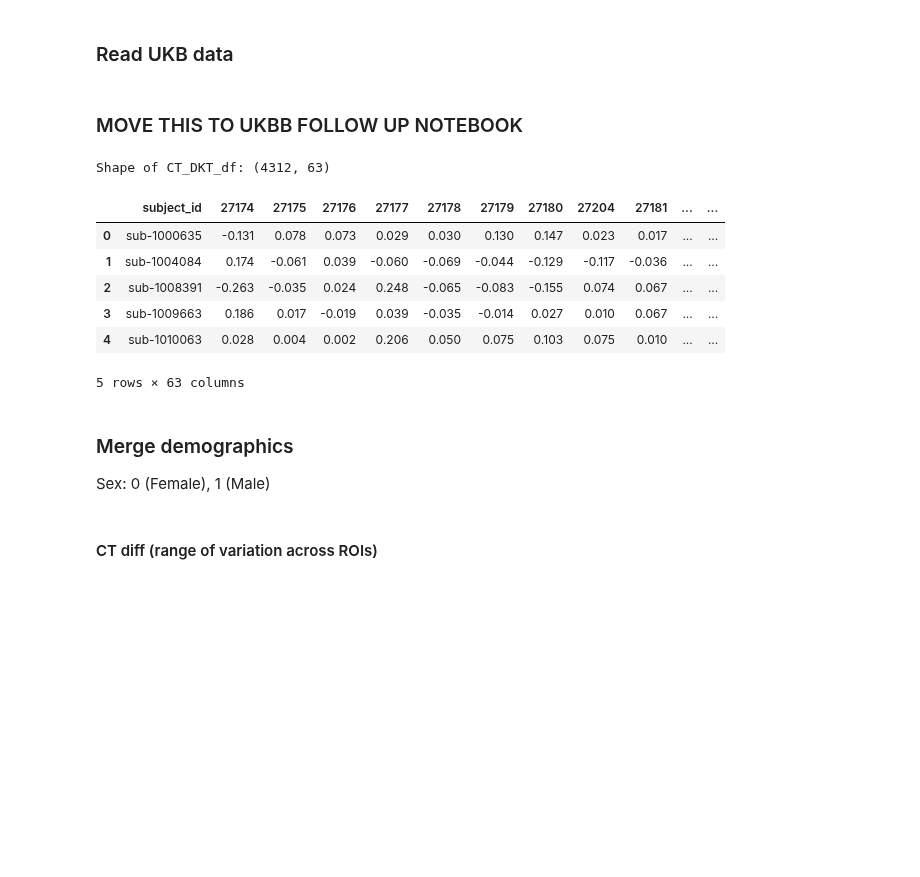
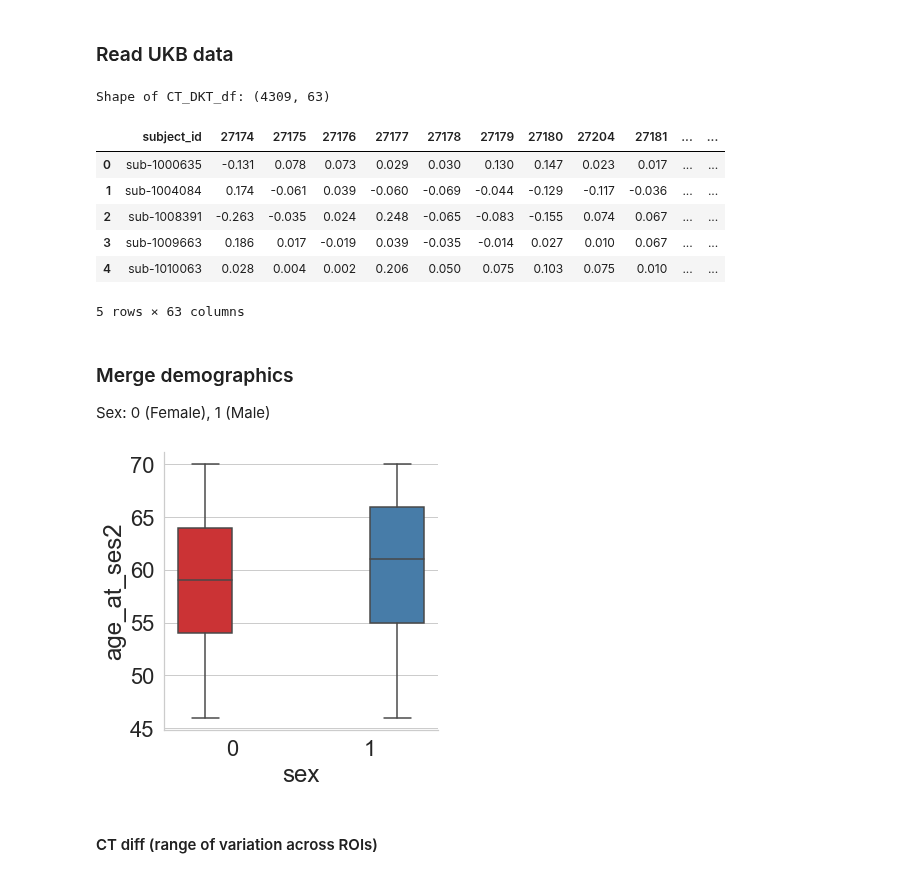
Before and after one commit to nikhil153/brain-diff, a Jupyter notebook: notebooks/9_freesurfer_stats.ipynb, the cells around one changed output. Drawn from its saved outputs; the diff is of its cells as text; code cells hidden in the pictures; blank space fills up the shorter version.

```diff
--- a/notebooks/9_freesurfer_stats.ipynb
+++ b/notebooks/9_freesurfer_stats.ipynb
@@ -43,7 +59,5 @@ DKT_fields_sorted = list(DKT_fields_df.sort_values(["hemi","roi"])["Field ID"].a
-# %% [markdown]
-### MOVE THIS TO UKBB FOLLOW UP NOTEBOOK
 # %%
-CT_DKT_df = pd.read_csv(f"{ukbb_freesurfer_agg_dir}/ukbb_DKT_exp_data.csv")
+CT_DKT_df = pd.read_csv(ukbb_DKT_csv)
 CT_DKT_df = CT_DKT_df.set_index("subject_id")
 CT_DKT_ses_2_df = CT_DKT_df[CT_DKT_df["session"]=="ses-2"][DKT_fields_sorted]
 CT_DKT_ses_3_df = CT_DKT_df[CT_DKT_df["session"]=="ses-3"][DKT_fields_sorted]
@@ -55,7 +69,7 @@ print(f"Shape of CT_DKT_df: {CT_diff_df.shape}")
 
 CT_diff_df.head()
 # %% [output]
-Shape of CT_DKT_df: (4312, 63)
+Shape of CT_DKT_df: (4309, 63)
 |  | subject_id | 27174 | 27175 | 27176 | 27177 | 27178 | 27179 | 27180 | 27204 | 27181 | ... | ... |
 | 0 | sub-1000635 | -0.131 | 0.078 | 0.073 | 0.029 | 0.030 | 0.130 | 0.147 | 0.023 | 0.017 | ... | ... |
 | 1 | sub-1004084 | 0.174 | -0.061 | 0.039 | -0.060 | -0.069 | -0.044 | -0.129 | -0.117 | -0.036 | ... | ... |
@@ -72,6 +86,14 @@ ukbb_demographics["subject_id"] = "sub-" + ukbb_demographics["eid"].astype("str"
 
 demo_cols = ["subject_id", "age_at_ses2", "sex"]
 CT_diff_df = pd.merge(CT_diff_df,ukbb_demographics[demo_cols], on="subject_id", how="left")
+# %%
+plot_df = CT_diff_df.copy()
+palette = 'Set1'
+sns.set(font_scale=2)
+with sns.axes_style("whitegrid"):
+    g = sns.catplot(x="sex",y="age_at_ses2", hue="sex", kind="box", palette=palette, data=plot_df)
+# %% [output]
+[figure, added]
 # %% [markdown]
 #### CT diff (range of variation across ROIs)
 # %%
```
Also changed, not shown: parts of 32 cells of this notebook, 1 other file.
